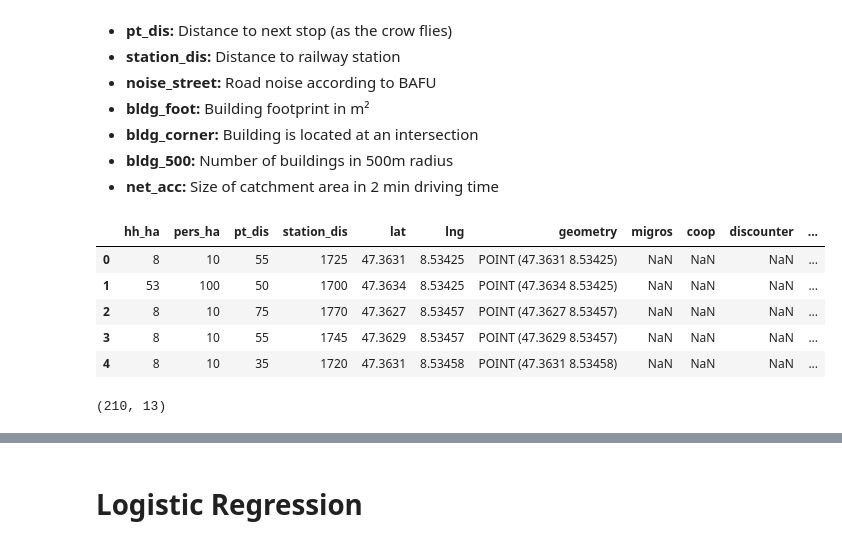
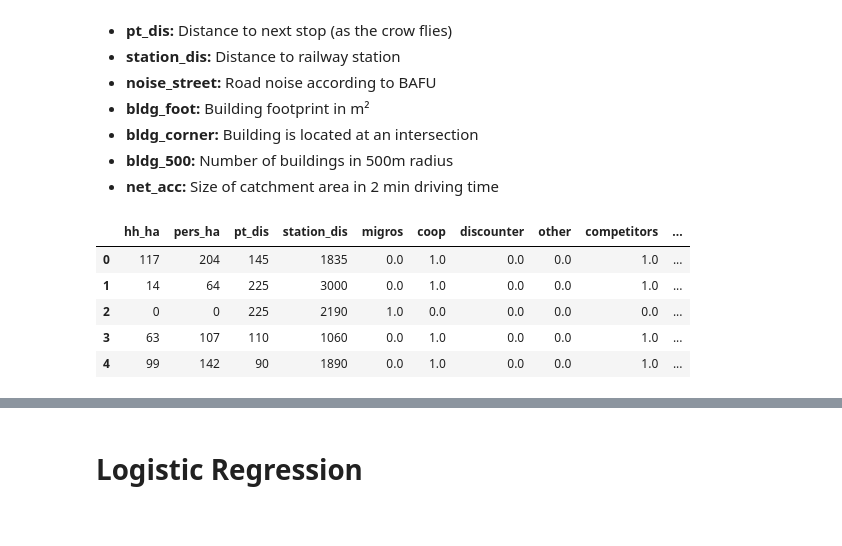
Before and after one commit to martrip/migros_data_challange, a Jupyter notebook: code/DataExploration.ipynb, the cells around one changed output, grey strips where cells are left out. Saved outputs shown, nothing was run; the diff lists cells and outputs as text; code cells hidden in the pictures.

```diff
--- a/code/DataExploration.ipynb
+++ b/code/DataExploration.ipynb
@@ -21,20 +22,32 @@ import pandas as pd
 - **bldg_500:** Number of buildings in 500m radius
 - **net_acc:** Size of catchment area in 2 min driving time
 # %%
-# Read GeoFeatures_Zurich_provided_by_UrbanDataLabs file
-df = pd.read_csv("GeoFeatures_Zurich_and_supermarkets.csv")
+# Dataframe with Migros supermarket
+df = pd.read_csv("C:/Users/RCOLL/OneDrive/Documents/GitHub/migros_data_challange/data/counter_500m.csv")
 df.head()
+
+# Filter dataframe with migros
+df_migros = df[(df["migros"] >= 1) | (df["coop"] >= 1)].reset_index(drop=True)
+num_obs = len(df_migros)
+
+# Take a sample from the df where there are no migros
+random.seed(10)
+df_no_sup = df[(df["migros"] == 0) & (df["coop"] == 0)]
+df_no_migros = df_no_sup.sample(num_obs*2).reset_index(drop=True)
+
+# Concat the dataframes above
+model_df = pd.concat([df_migros, df_no_migros]).reset_index(drop=True)
+model_df
+
+# Select columns
+model_df = model_df[["hh_ha", "pers_ha", "pt_dis", "station_dis", "migros", "coop", "discounter", "other", "competitors", "all_supermarkets",
+                     "number_companies", "migros_500m", "coop_500m", "discounter_500m", "other_500m", "number_companies_500m"]]
+
+model_df.head(5)
 # %% [output]
-|  | hh_ha | pers_ha | pt_dis | station_dis | lat | lng | geometry | migros | coop | discounter | ... |
-| 0 | 8 | 10 | 55 | 1725 | 47.3631 | 8.53425 | POINT (47.3631 8.53425) | NaN | NaN | NaN | ... |
-| 1 | 53 | 100 | 50 | 1700 | 47.3634 | 8.53425 | POINT (47.3634 8.53425) | NaN | NaN | NaN | ... |
-| 2 | 8 | 10 | 75 | 1770 | 47.3627 | 8.53457 | POINT (47.3627 8.53457) | NaN | NaN | NaN | ... |
-| 3 | 8 | 10 | 55 | 1745 | 47.3629 | 8.53457 | POINT (47.3629 8.53457) | NaN | NaN | NaN | ... |
-| 4 | 8 | 10 | 35 | 1720 | 47.3631 | 8.53458 | POINT (47.3631 8.53458) | NaN | NaN | NaN | ... |
+|  | hh_ha | pers_ha | pt_dis | station_dis | migros | coop | discounter | other | competitors | ... |
+| 0 | 117 | 204 | 145 | 1835 | 0.0 | 1.0 | 0.0 | 0.0 | 1.0 | ... |
+| 1 | 14 | 64 | 225 | 3000 | 0.0 | 1.0 | 0.0 | 0.0 | 1.0 | ... |
+| 2 | 0 | 0 | 225 | 2190 | 1.0 | 0.0 | 0.0 | 0.0 | 0.0 | ... |
+| 3 | 63 | 107 | 110 | 1060 | 0.0 | 1.0 | 0.0 | 0.0 | 1.0 | ... |
+| 4 | 99 | 142 | 90 | 1890 | 0.0 | 1.0 | 0.0 | 0.0 | 1.0 | ... |
-# %%
-# Num of supermarkets
-
-test = df[df["all_supermarkets"] >= 1]
-test.shape
-# %% [output]
-(210, 13)
```
Also changed, not shown: parts of 17 cells of this notebook, 5 other files.
